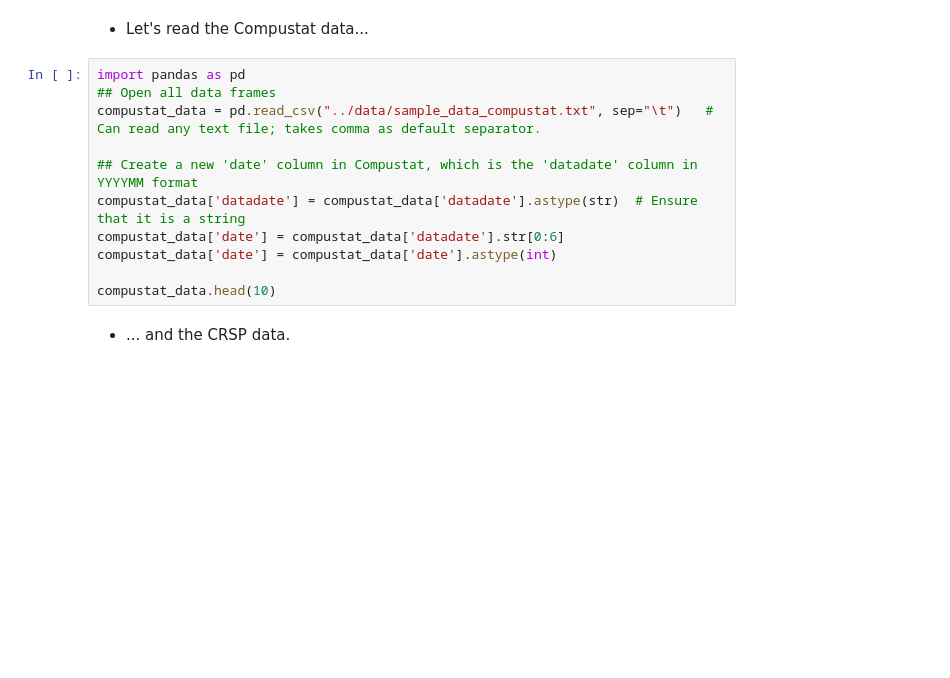
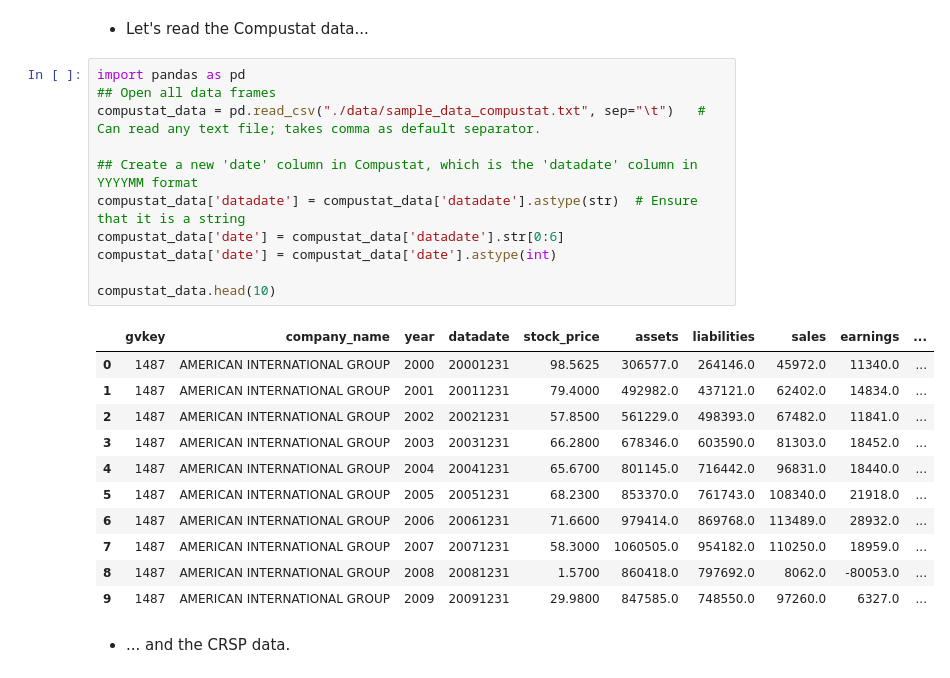
Before and after one commit to Jaykim1234/Computational-Finance, a Jupyter notebook: Jupyters/week4-lab.ipynb, the cells around one changed output. Saved outputs shown, nothing was run; the diff lists cells and outputs as text; blank space fills up the shorter version.

```diff
--- a/Jupyters/week4-lab.ipynb
+++ b/Jupyters/week4-lab.ipynb
@@ -115,14 +269,26 @@ frame.max(level='year').max(level='name', axis=1)
 # %%
 import pandas as pd
 ## Open all data frames
-compustat_data = pd.read_csv("../data/sample_data_compustat.txt", sep="\t")   # Can read any text file; takes comma as default separator.
+compustat_data = pd.read_csv("./data/sample_data_compustat.txt", sep="\t")   # Can read any text file; takes comma as default separator.
 
 ## Create a new 'date' column in Compustat, which is the 'datadate' column in YYYYMM format
 compustat_data['datadate'] = compustat_data['datadate'].astype(str)  # Ensure that it is a string
 compustat_data['date'] = compustat_data['datadate'].str[0:6]
 compustat_data['date'] = compustat_data['date'].astype(int)
 
 compustat_data.head(10)
+# %% [output]
+|  | gvkey | company_name | year | datadate | stock_price | assets | liabilities | sales | earnings | ... |
+| 0 | 1487 | AMERICAN INTERNATIONAL GROUP | 2000 | 20001231 | 98.5625 | 306577.0 | 264146.0 | 45972.0 | 11340.0 | ... |
+| 1 | 1487 | AMERICAN INTERNATIONAL GROUP | 2001 | 20011231 | 79.4000 | 492982.0 | 437121.0 | 62402.0 | 14834.0 | ... |
+| 2 | 1487 | AMERICAN INTERNATIONAL GROUP | 2002 | 20021231 | 57.8500 | 561229.0 | 498393.0 | 67482.0 | 11841.0 | ... |
+| 3 | 1487 | AMERICAN INTERNATIONAL GROUP | 2003 | 20031231 | 66.2800 | 678346.0 | 603590.0 | 81303.0 | 18452.0 | ... |
+| 4 | 1487 | AMERICAN INTERNATIONAL GROUP | 2004 | 20041231 | 65.6700 | 801145.0 | 716442.0 | 96831.0 | 18440.0 | ... |
+| 5 | 1487 | AMERICAN INTERNATIONAL GROUP | 2005 | 20051231 | 68.2300 | 853370.0 | 761743.0 | 108340.0 | 21918.0 | ... |
+| 6 | 1487 | AMERICAN INTERNATIONAL GROUP | 2006 | 20061231 | 71.6600 | 979414.0 | 869768.0 | 113489.0 | 28932.0 | ... |
+| 7 | 1487 | AMERICAN INTERNATIONAL GROUP | 2007 | 20071231 | 58.3000 | 1060505.0 | 954182.0 | 110250.0 | 18959.0 | ... |
+| 8 | 1487 | AMERICAN INTERNATIONAL GROUP | 2008 | 20081231 | 1.5700 | 860418.0 | 797692.0 | 8062.0 | -80053.0 | ... |
+| 9 | 1487 | AMERICAN INTERNATIONAL GROUP | 2009 | 20091231 | 29.9800 | 847585.0 | 748550.0 | 97260.0 | 6327.0 | ... |
 # %% [markdown]
 * ... and the CRSP data.
 # %%
```
Also changed, not shown: parts of 21 cells of this notebook, 4 other files.
